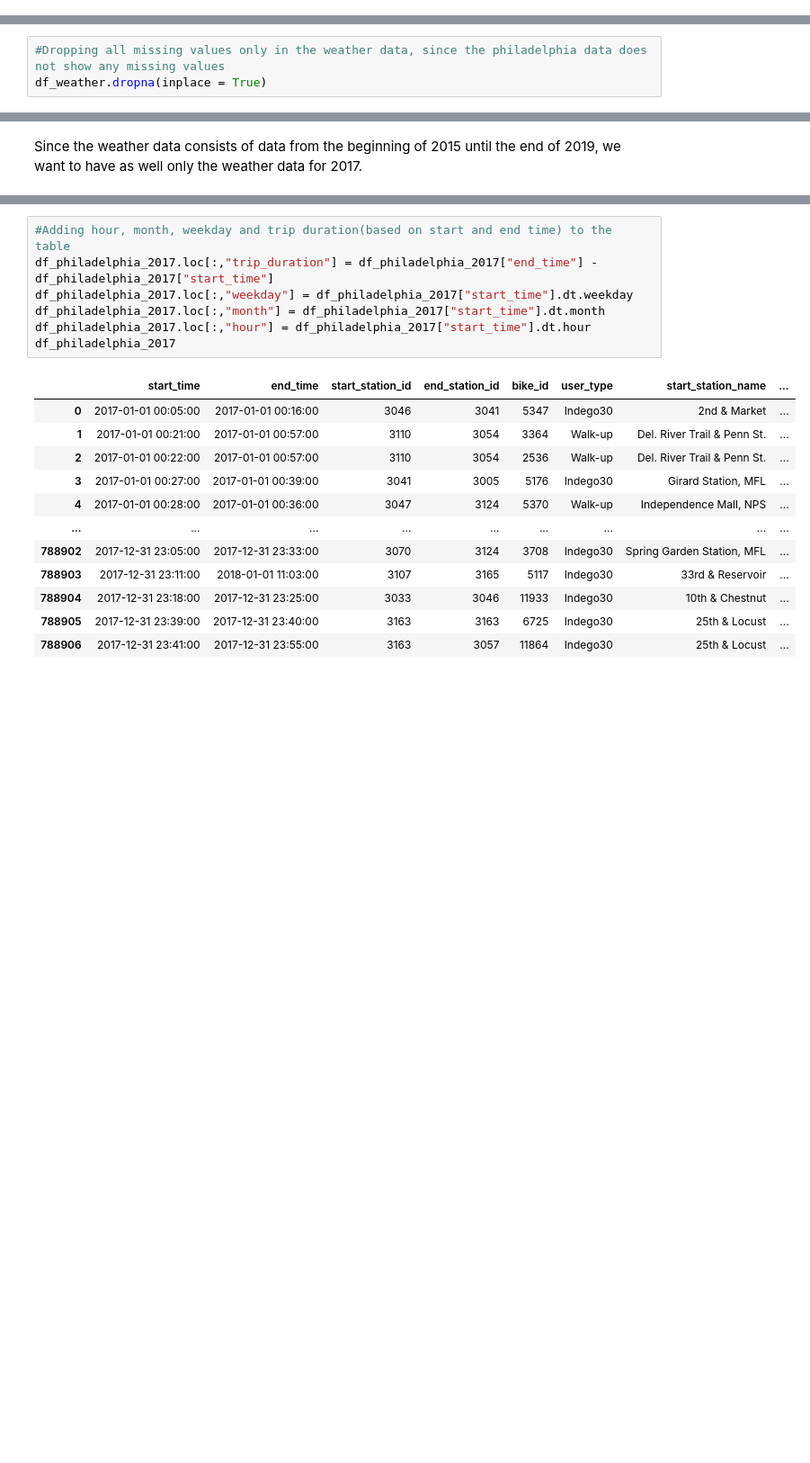
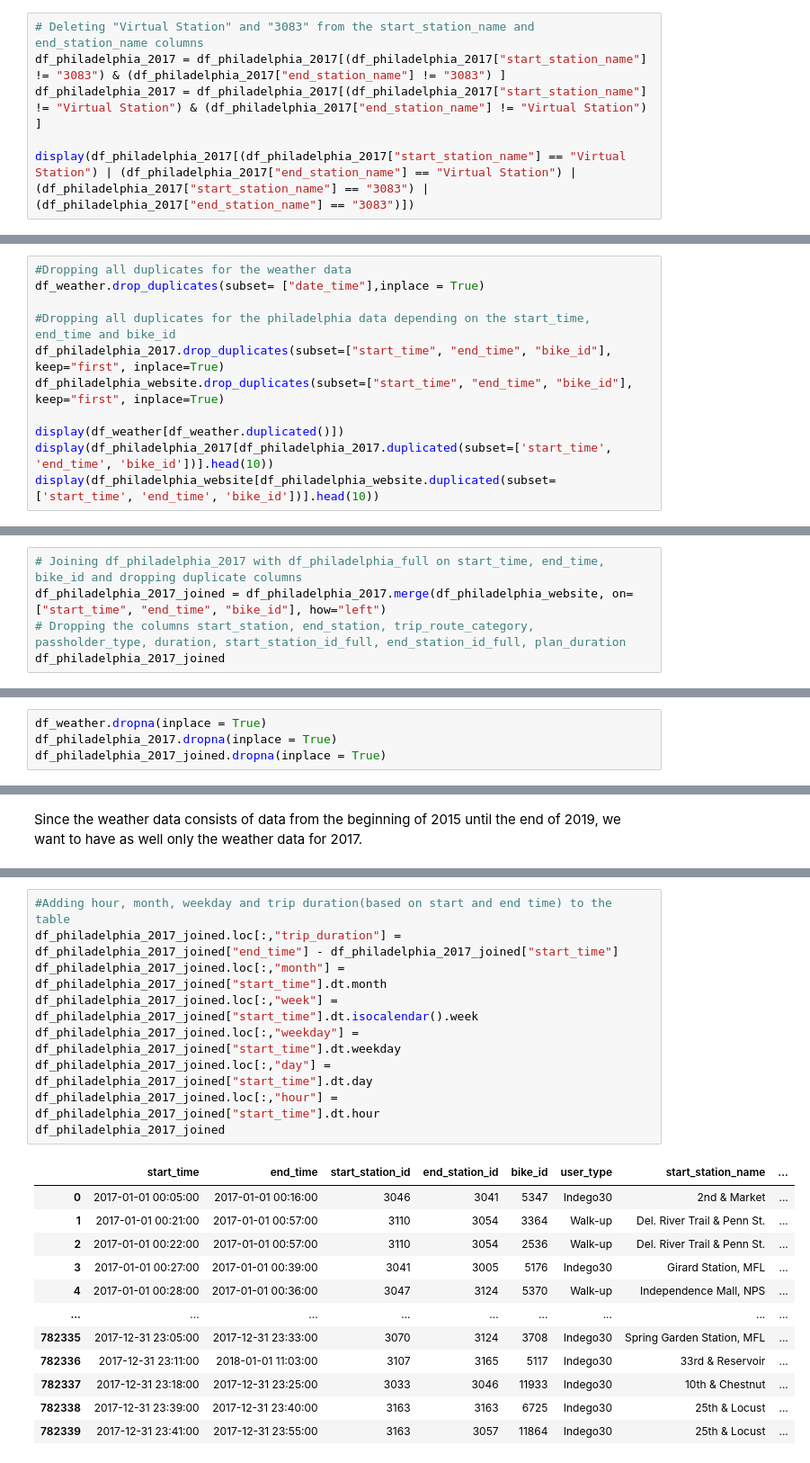
Before and after one commit to yassinehammou27/intentionally_blank, a Jupyter notebook: Team Assignment - Intentionally Blank.ipynb, the cells around one changed output, grey strips where cells are left out. Shown: that part at 90% size. Cells and saved outputs as stored; diff of their text form; blank space fills up the shorter version.

```diff
--- a/Team Assignment - Intentionally Blank.ipynb
+++ b/Team Assignment - Intentionally Blank.ipynb
@@ -72,0 +58,6 @@ df_weather
+# %%
+# Deleting "Virtual Station" and "3083" from the start_station_name and end_station_name columns
+df_philadelphia_2017 = df_philadelphia_2017[(df_philadelphia_2017["start_station_name"] != "3083") & (df_philadelphia_2017["end_station_name"] != "3083") ]
+df_philadelphia_2017 = df_philadelphia_2017[(df_philadelphia_2017["start_station_name"] != "Virtual Station") & (df_philadelphia_2017["end_station_name"] != "Virtual Station") ]
+
+display(df_philadelphia_2017[(df_philadelphia_2017["start_station_name"] == "Virtual Station") | (df_philadelphia_2017["end_station_name"] == "Virtual Station") | (df_philadelphia_2017["start_station_name"] == "3083") | (df_philadelphia_2017["end_station_name"] == "3083")])
@@ -72,0 +75,11 @@ df_weather
+# %%
+#Dropping all duplicates for the weather data
+df_weather.drop_duplicates(subset= ["date_time"],inplace = True)
+
+#Dropping all duplicates for the philadelphia data depending on the start_time, end_time and bike_id
+df_philadelphia_2017.drop_duplicates(subset=["start_time", "end_time", "bike_id"], keep="first", inplace=True)
+df_philadelphia_website.drop_duplicates(subset=["start_time", "end_time", "bike_id"], keep="first", inplace=True)
+
+display(df_weather[df_weather.duplicated()])
+display(df_philadelphia_2017[df_philadelphia_2017.duplicated(subset=['start_time', 'end_time', 'bike_id'])].head(10))
+display(df_philadelphia_website[df_philadelphia_website.duplicated(subset=['start_time', 'end_time', 'bike_id'])].head(10))
@@ -72,0 +90,5 @@ df_weather
+# %%
+# Joining df_philadelphia_2017 with df_philadelphia_full on start_time, end_time, bike_id and dropping duplicate columns
+df_philadelphia_2017_joined = df_philadelphia_2017.merge(df_philadelphia_website, on=["start_time", "end_time", "bike_id"], how="left")
+# Dropping the columns start_station, end_station, trip_route_category, passholder_type, duration, start_station_id_full, end_station_id_full, plan_duration
+df_philadelphia_2017_joined
@@ -92,3 +141,4 @@ display(df_philadelphia_2017[df_philadelphia_2017.isnull().any(axis = 1)])
 # %%
-#Dropping all missing values only in the weather data, since the philadelphia data does not show any missing values
 df_weather.dropna(inplace = True)
+df_philadelphia_2017.dropna(inplace = True)
+df_philadelphia_2017_joined.dropna(inplace = True)
@@ -157,20 +177,22 @@ df_weather_2017
 # %%
 #Adding hour, month, weekday and trip duration(based on start and end time) to the table
-df_philadelphia_2017.loc[:,"trip_duration"] = df_philadelphia_2017["end_time"] - df_philadelphia_2017["start_time"]
-df_philadelphia_2017.loc[:,"weekday"] = df_philadelphia_2017["start_time"].dt.weekday
-df_philadelphia_2017.loc[:,"month"] = df_philadelphia_2017["start_time"].dt.month
-df_philadelphia_2017.loc[:,"hour"] = df_philadelphia_2017["start_time"].dt.hour
-df_philadelphia_2017
+df_philadelphia_2017_joined.loc[:,"trip_duration"] = df_philadelphia_2017_joined["end_time"] - df_philadelphia_2017_joined["start_time"]
+df_philadelphia_2017_joined.loc[:,"month"] = df_philadelphia_2017_joined["start_time"].dt.month
+df_philadelphia_2017_joined.loc[:,"week"] = df_philadelphia_2017_joined["start_time"].dt.isocalendar().week
+df_philadelphia_2017_joined.loc[:,"weekday"] = df_philadelphia_2017_joined["start_time"].dt.weekday
+df_philadelphia_2017_joined.loc[:,"day"] = df_philadelphia_2017_joined["start_time"].dt.day
+df_philadelphia_2017_joined.loc[:,"hour"] = df_philadelphia_2017_joined["start_time"].dt.hour
+df_philadelphia_2017_joined
 # %% [output]
 |  | start_time | end_time | start_station_id | end_station_id | bike_id | user_type | start_station_name | ... |
 | 0 | 2017-01-01 00:05:00 | 2017-01-01 00:16:00 | 3046 | 3041 | 5347 | Indego30 | 2nd & Market | ... |
 | 1 | 2017-01-01 00:21:00 | 2017-01-01 00:57:00 | 3110 | 3054 | 3364 | Walk-up | Del. River Trail & Penn St. | ... |
 | 2 | 2017-01-01 00:22:00 | 2017-01-01 00:57:00 | 3110 | 3054 | 2536 | Walk-up | Del. River Trail & Penn St. | ... |
 | 3 | 2017-01-01 00:27:00 | 2017-01-01 00:39:00 | 3041 | 3005 | 5176 | Indego30 | Girard Station, MFL | ... |
 | 4 | 2017-01-01 00:28:00 | 2017-01-01 00:36:00 | 3047 | 3124 | 5370 | Walk-up | Independence Mall, NPS | ... |
 | ... | ... | ... | ... | ... | ... | ... | ... | ... |
-| 788902 | 2017-12-31 23:05:00 | 2017-12-31 23:33:00 | 3070 | 3124 | 3708 | Indego30 | Spring Garden Station, MFL | ... |
-| 788903 | 2017-12-31 23:11:00 | 2018-01-01 11:03:00 | 3107 | 3165 | 5117 | Indego30 | 33rd & Reservoir | ... |
-| 788904 | 2017-12-31 23:18:00 | 2017-12-31 23:25:00 | 3033 | 3046 | 11933 | Indego30 | 10th & Chestnut | ... |
-| 788905 | 2017-12-31 23:39:00 | 2017-12-31 23:40:00 | 3163 | 3163 | 6725 | Indego30 | 25th & Locust | ... |
-| 788906 | 2017-12-31 23:41:00 | 2017-12-31 23:55:00 | 3163 | 3057 | 11864 | Indego30 | 25th & Locust | ... |
+| 782335 | 2017-12-31 23:05:00 | 2017-12-31 23:33:00 | 3070 | 3124 | 3708 | Indego30 | Spring Garden Station, MFL | ... |
+| 782336 | 2017-12-31 23:11:00 | 2018-01-01 11:03:00 | 3107 | 3165 | 5117 | Indego30 | 33rd & Reservoir | ... |
+| 782337 | 2017-12-31 23:18:00 | 2017-12-31 23:25:00 | 3033 | 3046 | 11933 | Indego30 | 10th & Chestnut | ... |
+| 782338 | 2017-12-31 23:39:00 | 2017-12-31 23:40:00 | 3163 | 3163 | 6725 | Indego30 | 25th & Locust | ... |
+| 782339 | 2017-12-31 23:41:00 | 2017-12-31 23:55:00 | 3163 | 3057 | 11864 | Indego30 | 25th & Locust | ... |
```
Also changed, not shown: parts of 25 cells of this notebook.
